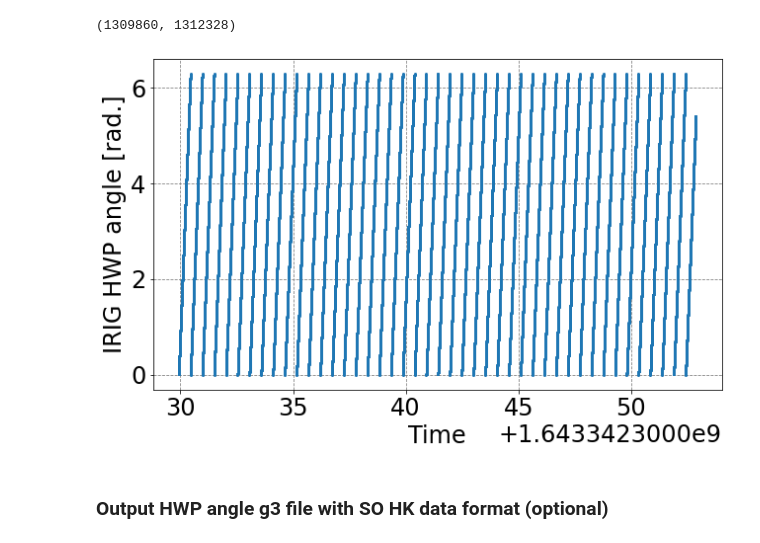
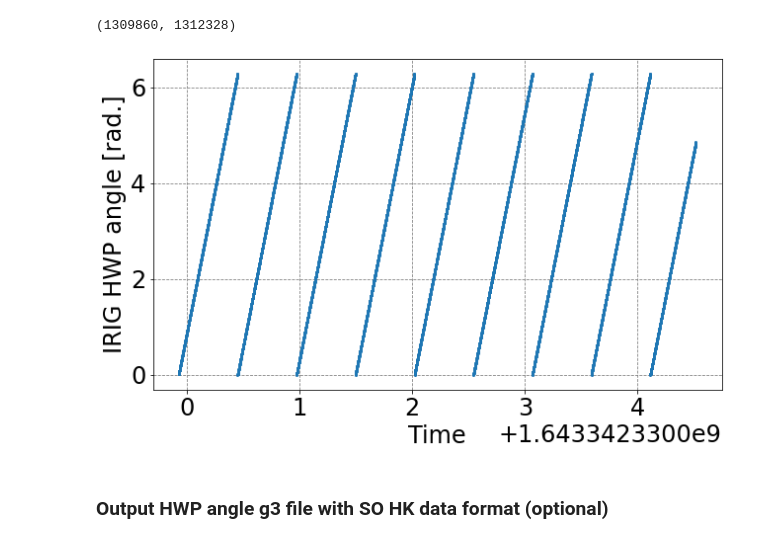
Before and after one commit to yukisakurai/so_pwg_tutorial, a Jupyter notebook: tutorial_hwp.ipynb, the cells around one changed output. Saved outputs shown, nothing was run; the diff lists cells and outputs as text; code cells hidden in the pictures.

```diff
--- a/tutorial_hwp.ipynb
+++ b/tutorial_hwp.ipynb
@@ -59,8 +60,8 @@ data_spinup = hwp.load_data(start, end, archive_path)
 # %%
 start, end = 1643342329, 1643342929 # 2Hz rotation data from TSAT (Pton)
 archive_path = '/mnt/so1/data/pton-tsat/hk/' # path to HK data archive
-hwp = update_hwp_angle()
-data_rot = hwp.load_data(start, end, archive_path)
+hwp_angle_tool = update_hwp_angle()
+data_rot = hwp_angle_tool.load_data(start, end, archive_path)
 # %% [markdown]
 ### Analyze loaded HWP parameters and return angles
 Return  dict{fast_time, angle, slow_time, stable, locked, hwp_rate}
@@ -75,5 +76,5 @@ solved_spinup = hwp.analyze(data_spinup)
 # %%
-solved_rot = hwp.analyze(data_rot)
+solved_rot = hwp_angle_tool.analyze(data_rot)
 # %% [markdown]
 ### Load SO HK data with g3 file name
 # %%
@@ -146,15 +147,15 @@ len(idx),len(solved_rot['fast_time'])
 # %% [output]
 (1309860, 1312328)
 # %%
-n = 50000
+n = 10000
 plt.figure(figsize=(10,6))
 plt.xlabel('Time')
 plt.ylabel('IRIG HWP angle [rad.]')
 idx = np.argwhere(solved_rot['locked']).flatten()
 plt.plot(solved_rot['fast_time'][idx][:n], solved_rot['angle'][idx][:n], '.',markersize=4)
 plt.show()
 # %% [output]
-[figure, old version]
+[figure, new version]
 # %% [markdown]
 ### Output HWP angle g3 file with SO HK data format (optional)
 # %%
```
Also changed, not shown: parts of 49 cells of this notebook, 1 other file.
